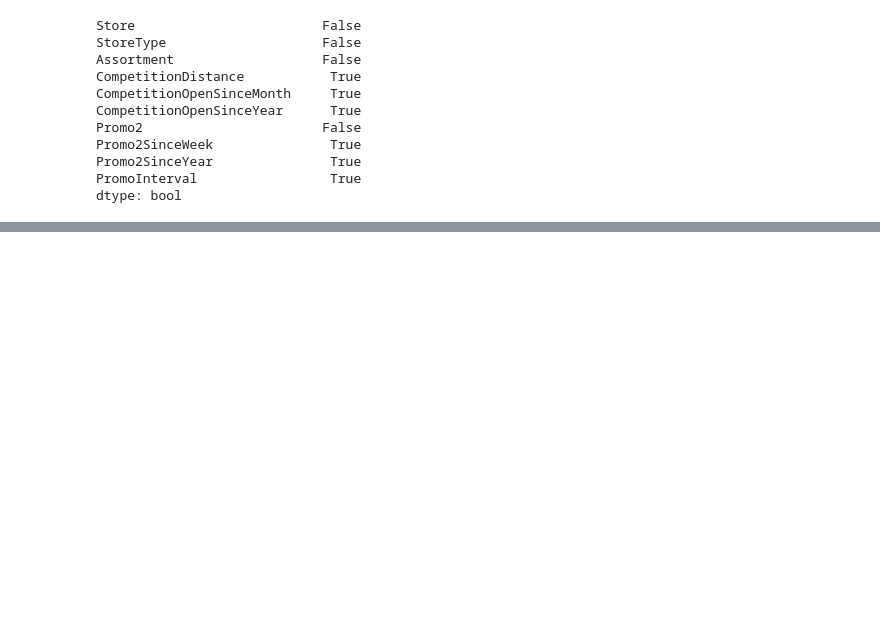
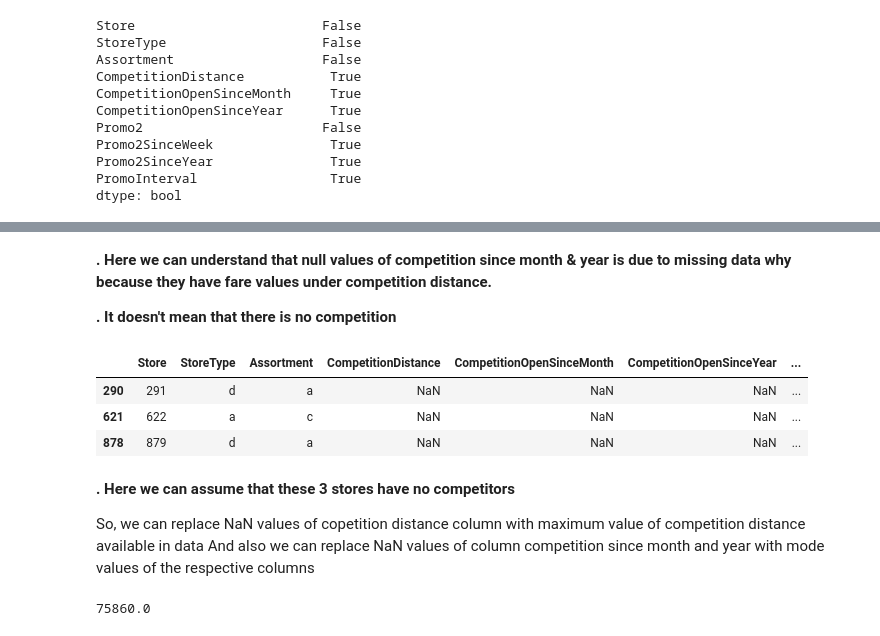
Before and after one commit to amalmon/RETAIL-SALES-PREDICTION, a Jupyter notebook: AMAL_Rossmann_Sales_Prediction_Capstone_Project.ipynb, the cells around one changed output, grey strips where cells are left out. Saved outputs shown, nothing was run; the diff lists cells and outputs as text; code cells hidden in the pictures; blank space fills up the shorter version.

```diff
--- a/AMAL_Rossmann_Sales_Prediction_Capstone_Project.ipynb
+++ b/AMAL_Rossmann_Sales_Prediction_Capstone_Project.ipynb
@@ -251,0 +253,20 @@ dtype: bool
+# %% [markdown]
+**. Here we can understand that null values of competition since month & year is due to missing data why because they have fare values under competition distance.**
+
+**. It doesn't mean that there is no competition**
+# %%
+store_df.loc[store_df['CompetitionDistance'].isnull()]
+# %% [output]
+|  | Store | StoreType | Assortment | CompetitionDistance | CompetitionOpenSinceMonth | CompetitionOpenSinceYear | ... |
+| 290 | 291 | d | a | NaN | NaN | NaN | ... |
+| 621 | 622 | a | c | NaN | NaN | NaN | ... |
+| 878 | 879 | d | a | NaN | NaN | NaN | ... |
+# %% [markdown]
+**. Here we can assume that these 3 stores have no competitors**
+
+So, we can replace NaN values of copetition distance column with maximum value of competition distance available in data
+And also we can replace NaN values of column competition since month and year with mode values of the respective columns
+# %%
+store_df['CompetitionDistance'].max()
+# %% [output]
+75860.0
```
Also changed, not shown: parts of 9 cells of this notebook.
